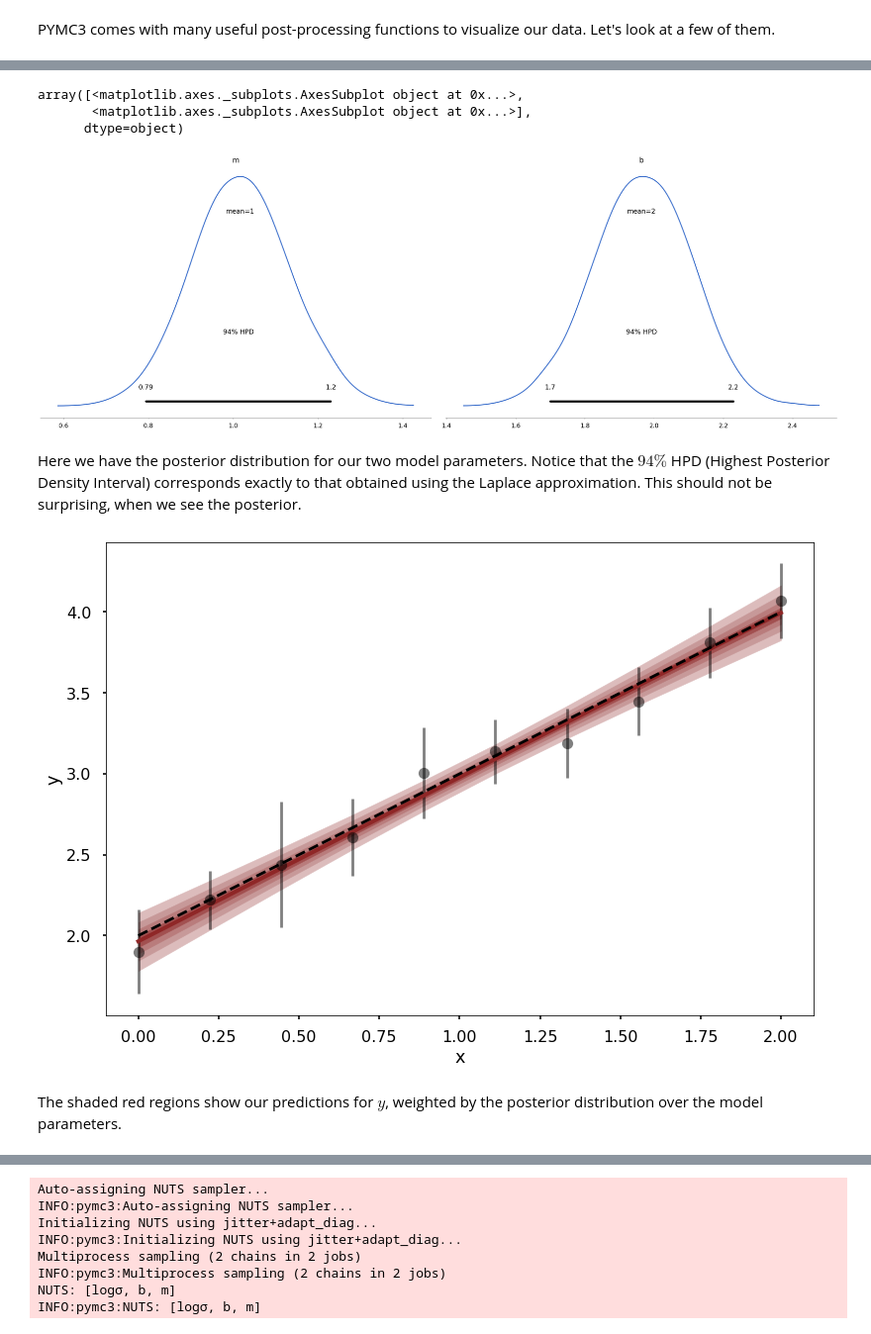
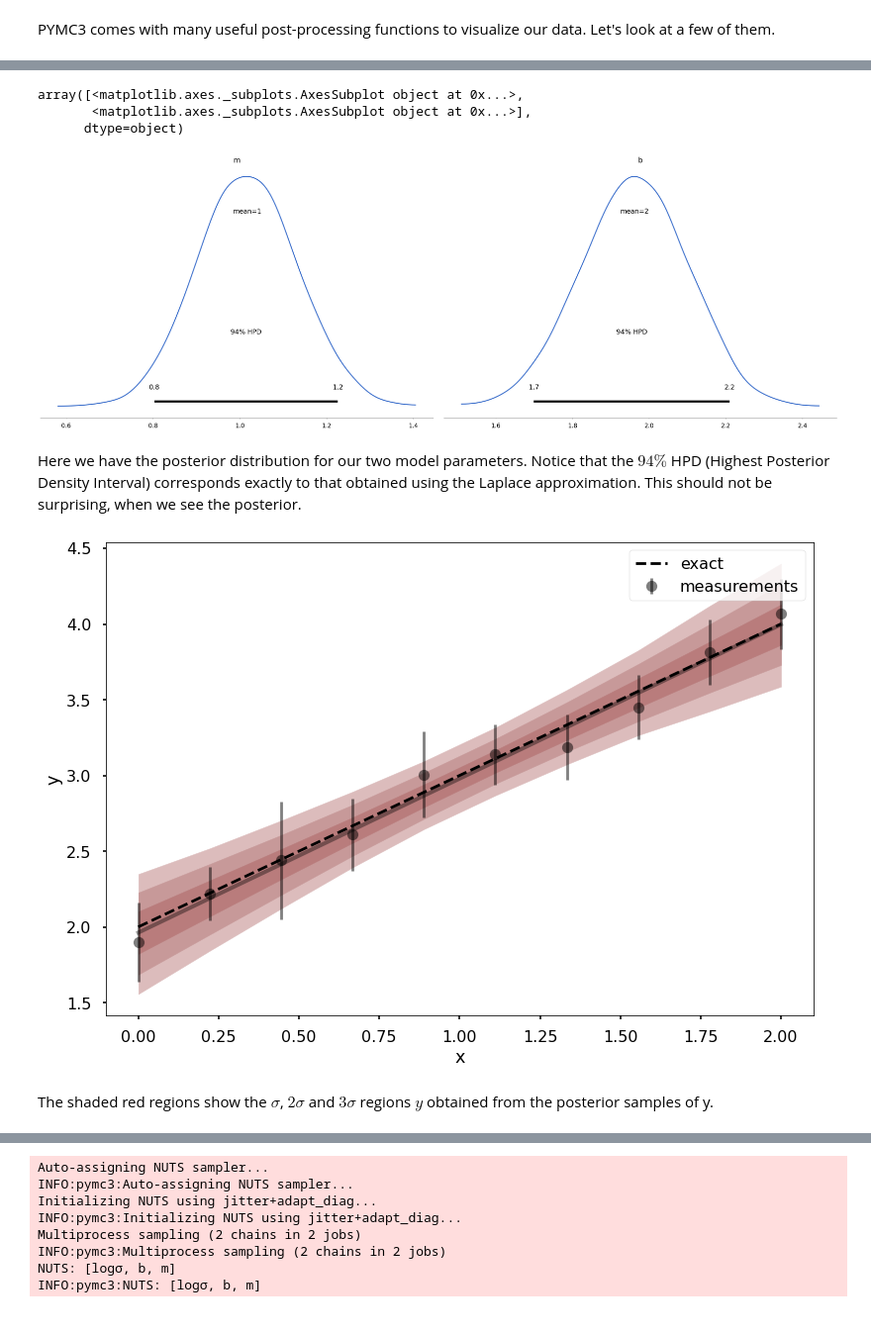
Before and after one commit to johnjmolina/MLKyoto, a Jupyter notebook: _notebooks/2020-05-13-Parameter-Estimation.ipynb, the cells around one changed output, grey strips where cells are left out. Shown at 99% size. Drawn from its saved outputs; the diff is of its cells as text; code cells hidden in the pictures.

```diff
--- a/_notebooks/2020-05-13-Parameter-Estimation.ipynb
+++ b/_notebooks/2020-05-13-Parameter-Estimation.ipynb
@@ -555,9 +550,9 @@ with pm.Model() as model:
     yobs = pm.Normal('yobs', mu=y, sd=y_err, observed=y_avg)
 
     # generate samples from the prior (before looking at the data)
-    prior_uni = pm.sample_prior_predictive(samples=1000, random_seed = 123456)
+    prior = pm.sample_prior_predictive(samples=1000, random_seed = 123456)
 
     # generate samples from the posterior
-    trace_uni =  pm.sample(5000, tune = 20000, progressbar=True)
+    trace =  pm.sample(5000, tune = 20000, progressbar=True)
 # %% [output]
 Auto-assigning NUTS sampler...
@@ -606,23 +605,24 @@ Here we have the $94\%$ credible intervales, corresonding to the $\mu \pm 2\sigm
 # %%
-pm.plot_posterior(trace_uni, var_names=['m', 'b'])
+pm.plot_posterior(trace, var_names=['m', 'b'])
 # %% [output]
 array([<matplotlib.axes._subplots.AxesSubplot object at 0x...>,
        <matplotlib.axes._subplots.AxesSubplot object at 0x...>],
       dtype=object)
-[figure, old version]
+[figure, new version]
 # %% [markdown]
 Here we have the posterior distribution for our two model parameters. Notice that the $94\%$ HPD (Highest Posterior Density Interval) corresponds exactly to that obtained using the Laplace approximation. This should not be surprising, when we see the posterior.
 # %%
 fig, ax = plt.subplots()
-plot_quantiles(ax, x_sample, trace_uni['y'])
-ax.errorbar(x_sample, y_avg, yerr=y_err, ls='None', marker='o', color=color['superfine'], alpha=0.5)
-ax.plot(x_sample, func(θ0,x_sample), ls='--', color=color['superfine'], alpha=1)
+plot_quantiles(ax, x_sample, trace['y'], quantiles_sig)
+ax.errorbar(x_sample, y_avg, yerr=y_err, ls='None', marker='o', color=color['superfine'], alpha=0.5, label='measurements')
+ax.plot(x_sample, func(θ0,x_sample), ls='--', color=color['superfine'], alpha=1, label='exact')
 ax.set_xlabel('x')
 ax.set_ylabel('y')
+plt.legend()
 plt.show()
 # %% [output]
-[figure, old version]
+[figure, new version]
-# %% [markdown]
-The shaded red regions show our predictions for $y$, weighted by the posterior distribution over the model parameters.
+# %% [markdown]
+The shaded red regions show the $\sigma$, $2\sigma$ and $3\sigma $ regions $y$ obtained from the posterior samples of y.
 # %%
 fig, ax = plt.subplots()
```
Also changed, not shown: parts of 37 cells of this notebook.
